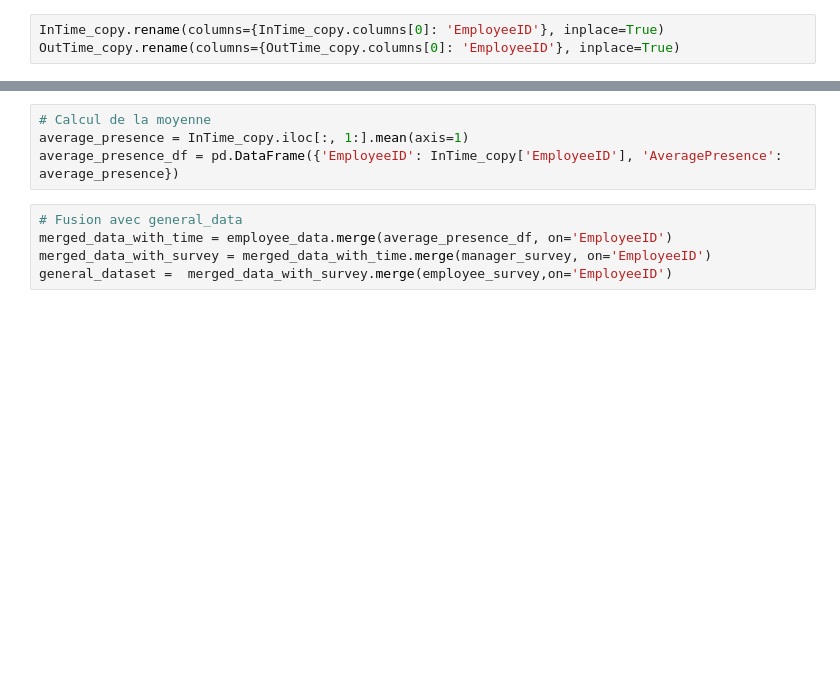
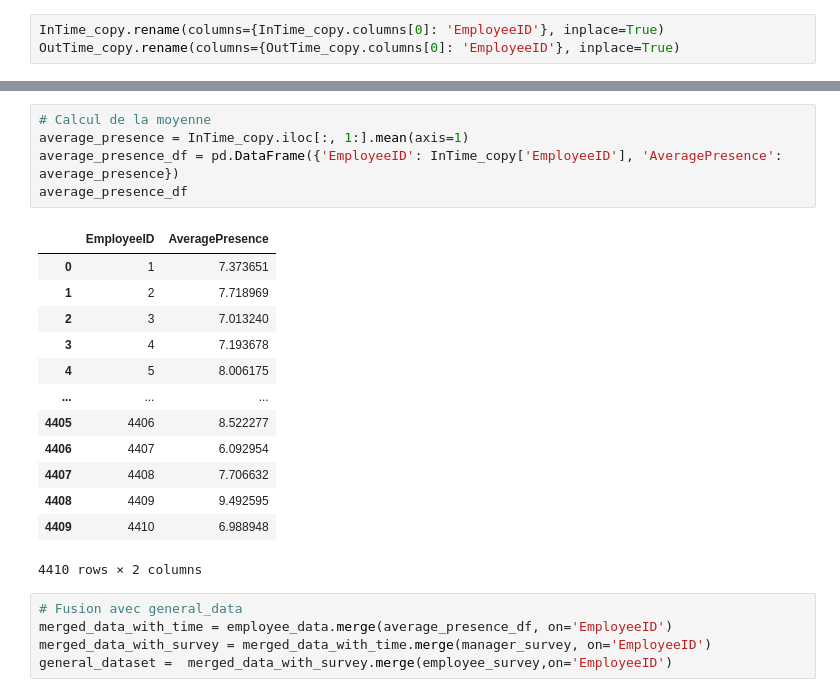
Before and after one commit to Aminedx/IA, a Jupyter notebook: Projet.ipynb, the cells around one changed output, grey strips where cells are left out. Drawn from its saved outputs; the diff is of its cells as text; blank space fills up the shorter version.

```diff
--- a/Projet.ipynb
+++ b/Projet.ipynb
@@ -296,7 +294,22 @@ InTime_copy.head()
 # %%
 # Calcul de la moyenne
 average_presence = InTime_copy.iloc[:, 1:].mean(axis=1)
 average_presence_df = pd.DataFrame({'EmployeeID': InTime_copy['EmployeeID'], 'AveragePresence': average_presence})
+average_presence_df
+# %% [output]
+|  | EmployeeID | AveragePresence |
+| 0 | 1 | 7.373651 |
+| 1 | 2 | 7.718969 |
+| 2 | 3 | 7.013240 |
+| 3 | 4 | 7.193678 |
+| 4 | 5 | 8.006175 |
+| ... | ... | ... |
+| 4405 | 4406 | 8.522277 |
+| 4406 | 4407 | 6.092954 |
+| 4407 | 4408 | 7.706632 |
+| 4408 | 4409 | 9.492595 |
+| 4409 | 4410 | 6.988948 |
+4410 rows × 2 columns
 # %%
 # Fusion avec general_data
 merged_data_with_time = employee_data.merge(average_presence_df, on='EmployeeID')
```
Also changed, not shown: parts of 20 cells of this notebook.
